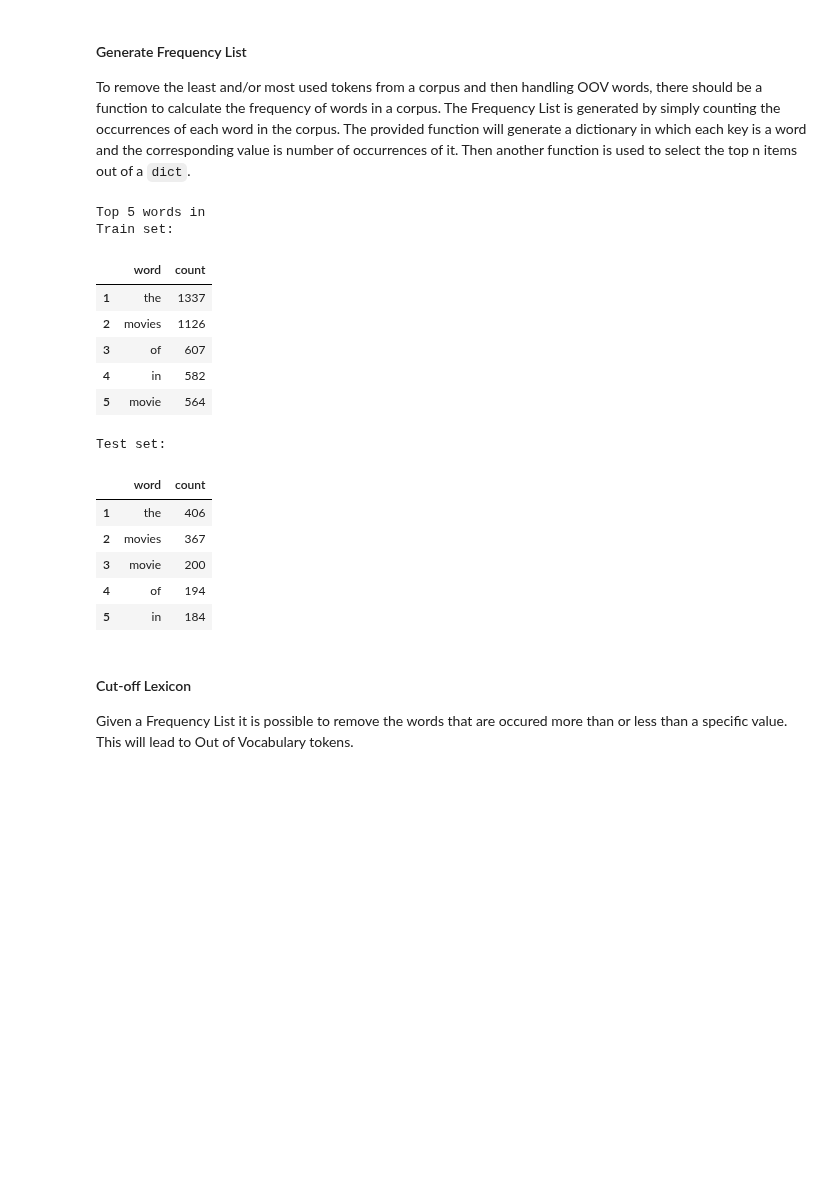
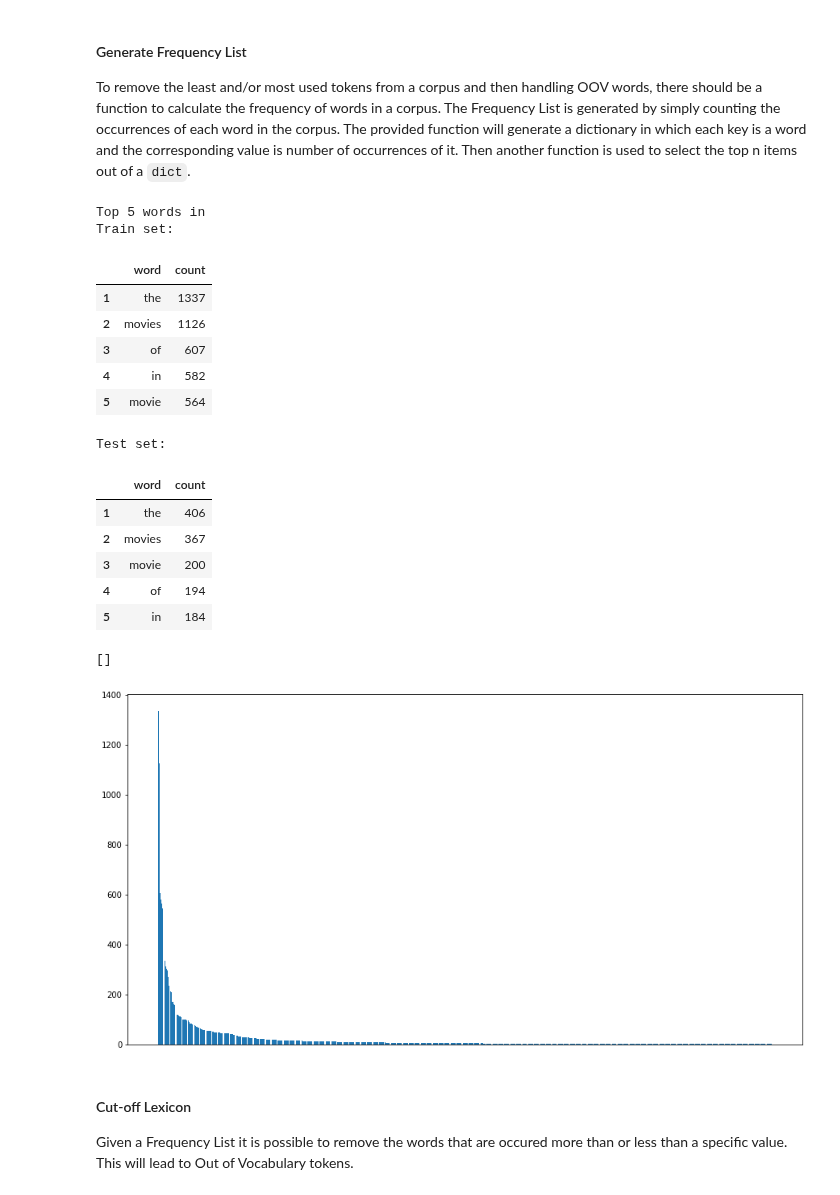
Before and after one commit to AryaHassanli/LUS-Concept-Tagger, a Jupyter notebook: FirstProject.ipynb, the cells around one changed output. Cells and saved outputs as stored; diff of their text form; code cells hidden in the pictures; blank space fills up the shorter version.

```diff
--- a/FirstProject.ipynb
+++ b/FirstProject.ipynb
@@ -244,39 +234,49 @@ def nbest(freq_list: dict, n: int = 1) -> dict:
     """
     return dict(sorted(freq_list.items(), key=lambda item: item[1], reverse=True)[:n])
 # %%
+import matplotlib.pyplot as plt
+
 trn_freq_list = generate_freq_list(trn_corpus)
 tst_freq_list = generate_freq_list(tst_corpus)
 
 trn_freq_top_5 = nbest(trn_freq_list, 5)
 tst_freq_top_5 = nbest(tst_freq_list, 5)
 
 print("Top 5 words in")
 
 print("Train set:")
 df = pd.DataFrame(trn_freq_top_5.items(), columns=['word', 'count'])
 df.index += 1
 display(df)
 
 print("Test set:")
 df = pd.DataFrame(tst_freq_top_5.items(), columns=['word', 'count'])
 df.index += 1
 display(df)
+
+plt.figure(figsize=(15, 8))
+D = nbest(trn_freq_list,int(len(trn_freq_list)/2))
+plt.bar(range(len(D)), list(D.values()), align='center')
+plt.tick_params(axis='x', bottom=False, labelbottom=False)
+plt.plot()
 # %% [output]
 Top 5 words in
 Train set:
 |  | word | count |
 | 1 | the | 1337 |
 | 2 | movies | 1126 |
 | 3 | of | 607 |
 | 4 | in | 582 |
 | 5 | movie | 564 |
 Test set:
 |  | word | count |
 | 1 | the | 406 |
 | 2 | movies | 367 |
 | 3 | movie | 200 |
 | 4 | of | 194 |
 | 5 | in | 184 |
+[]
+[figure, added]
 # %% [markdown]
 #### Cut-off Lexicon
 
```
Also changed, not shown: parts of 9 cells of this notebook.
